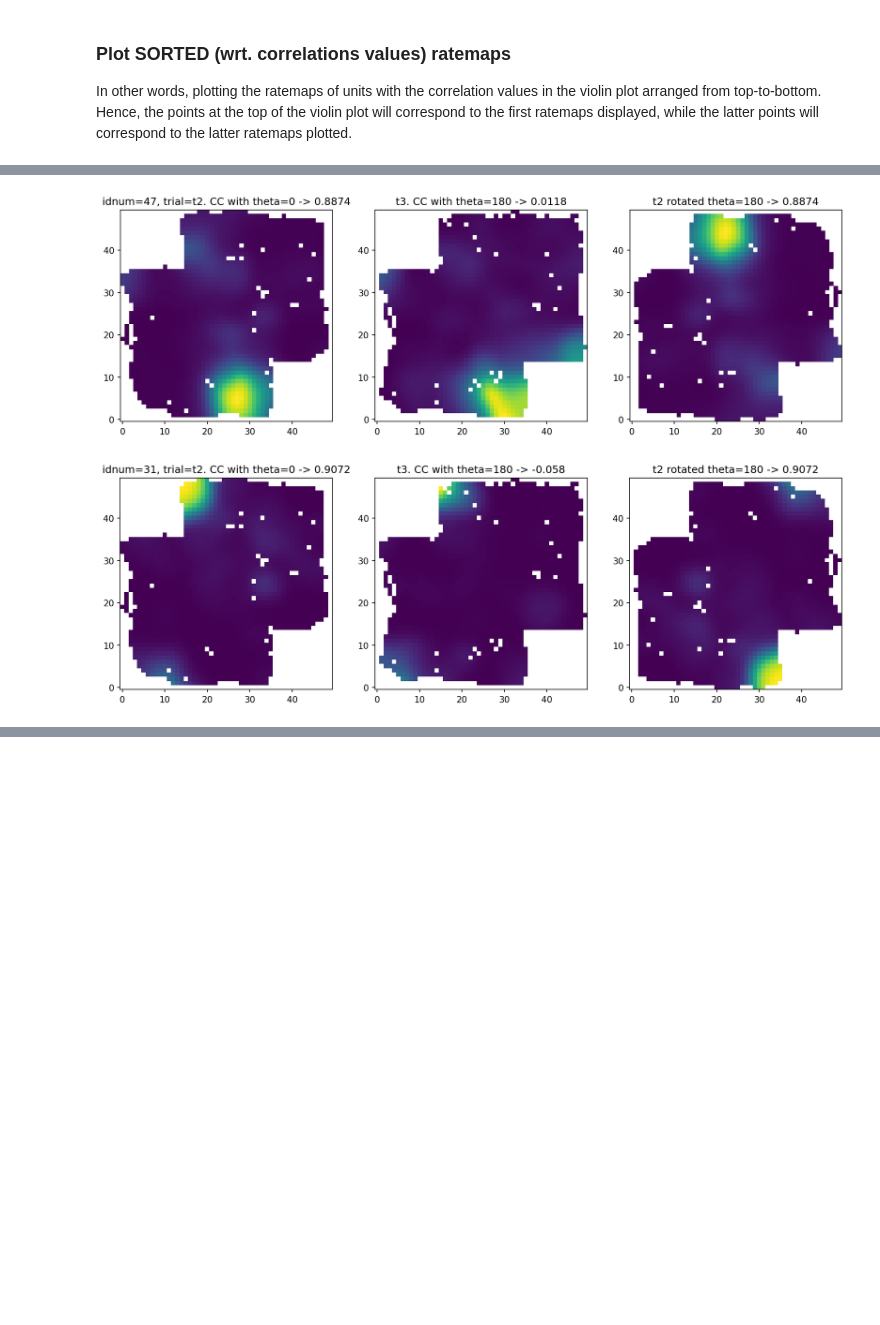
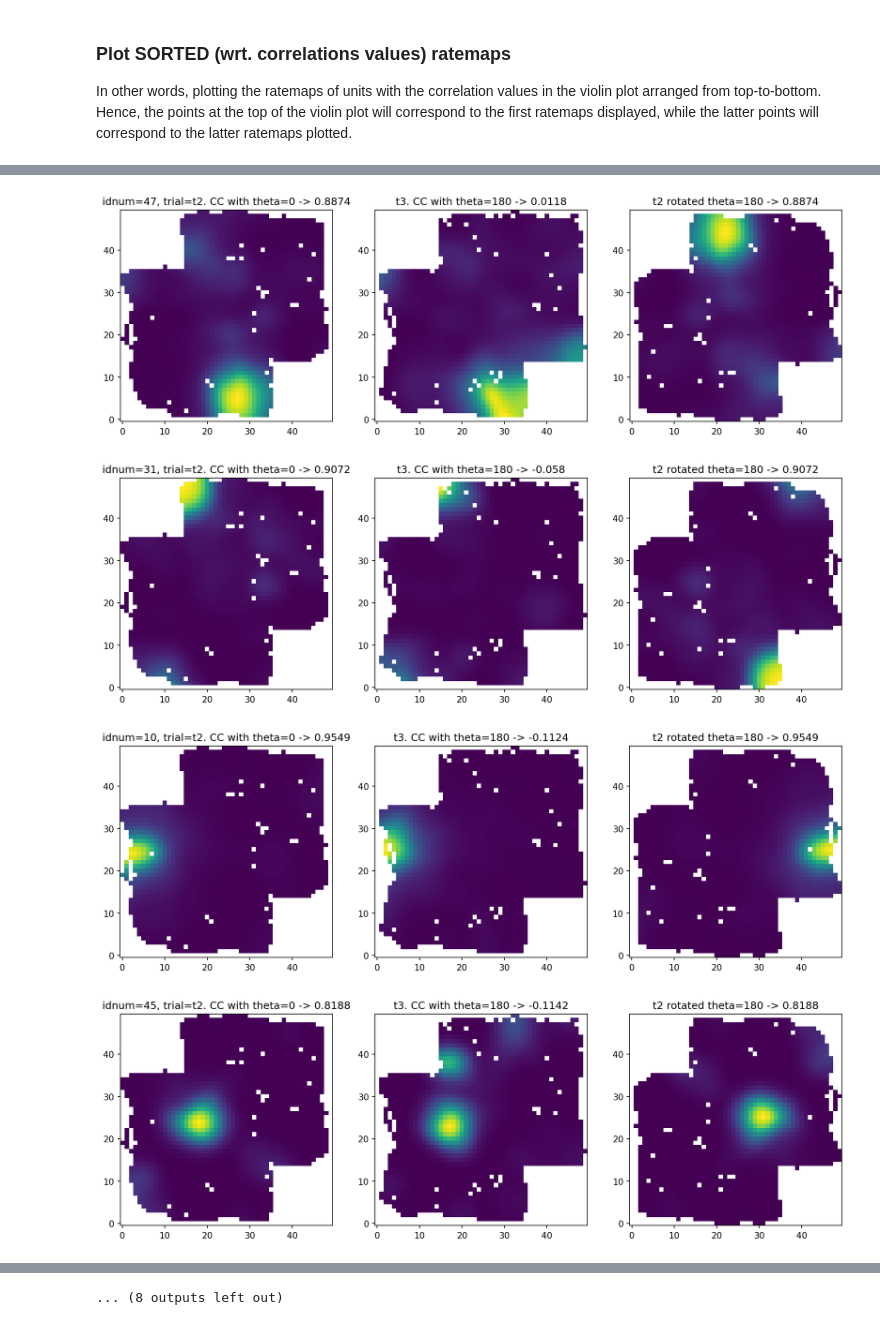
Before and after one commit to CINPLA/cinpla-base, a Jupyter notebook: notebooks/spatial-crosscorrelation-NEW.ipynb, the cells around one changed output, grey strips where cells are left out. Cells and saved outputs as stored; diff of their text form; code cells hidden in the pictures; blank space fills up the shorter version.

Commit message:
updates correlations to include new dataloader and ratemaps

```diff
--- a/notebooks/spatial-crosscorrelation-NEW.ipynb
+++ b/notebooks/spatial-crosscorrelation-NEW.ipynb
@@ -89,8 +83,8 @@ len(spikes1), len(spikes2)
 crosscorrelation = {'rot0': [], 'rot180': []}
 for spike_train1, spike_train2 in zip(spikes1, spikes2):
     action_id1, action_id2 = spike_train1.annotations["action_id"], spike_train2.annotations["action_id"]
-    ratemap1 = ratemap_func(*tracking[action_id1].T[:3],spike_train1)
-    ratemap2 = ratemap_func(*tracking[action_id2].T[:3],spike_train2)
+    ratemap1 = ratemap_fn(*tracking[action_id1].T[:3],spike_train1)
+    ratemap2 = ratemap_fn(*tracking[action_id2].T[:3],spike_train2)
     crosscorrelation['rot0'].append(nancorrcoef(ratemap1, ratemap2))
     crosscorrelation['rot180'].append(nancorrcoef(ratemap1[::-1,::-1], ratemap2))
 # %% [markdown]
@@ -157,22 +151,24 @@ In other words, plotting the ratemaps of units with the correlation values in th
 # %%
 for idx in np.argsort(crosscorrelation['rot180'])[::-1]: # choose to sort on rotated or not
     action_id1, action_id2 = spikes1[idx].annotations["action_id"], spikes2[idx].annotations["action_id"]
-    ratemap1 = ratemap_func(*tracking[action_id1].T[:3],spikes1[idx])
-    ratemap2 = ratemap_func(*tracking[action_id2].T[:3],spikes2[idx])
+    ratemap1 = ratemap_fn(*tracking[action_id1].T[:3],spikes1[idx])
+    ratemap2 = ratemap_fn(*tracking[action_id2].T[:3],spikes2[idx])
     fig, ax = plt.subplots(ncols=3,figsize=(15,5))
     ax[0].imshow(ratemap1,origin='lower')
     ax[0].set_title(f'idnum={spikes1[idx].annotations["unit_idnum"]}, trial={trials[0]}. CC with theta=0 -> {round(crosscorrelation["rot0"][idx],4)}')
     ax[1].imshow(ratemap2,origin='lower')
     ax[1].set_title(f'{trials[1]}. CC with theta=180 -> {round(crosscorrelation["rot180"][idx],4)}')
     ax[2].imshow(ratemap1[::-1,::-1],origin='lower')
     ax[2].set_title(f'{trials[0]} rotated theta=180 -> {round(crosscorrelation["rot0"][idx],4)}')
     #fig.savefig('./plots/{}-visual-{}.pdf'.format(trials[0]+trials[1], spikes1[idx].annotations["unit_idnum"]))
 # %% [output]
 [figure]
 [figure]
 [figure]
 [figure]
 [figure]
 [figure]
 [figure]
 [figure]
+[figure, added]
+[figure, added]
@@ -178,0 +177 @@ for idx in np.argsort(crosscorrelation['rot180'])[::-1]: # choose to sort on rot
+... (8 outputs left out)
```
Also changed, not shown: parts of 3 cells of this notebook, 2 other files.
